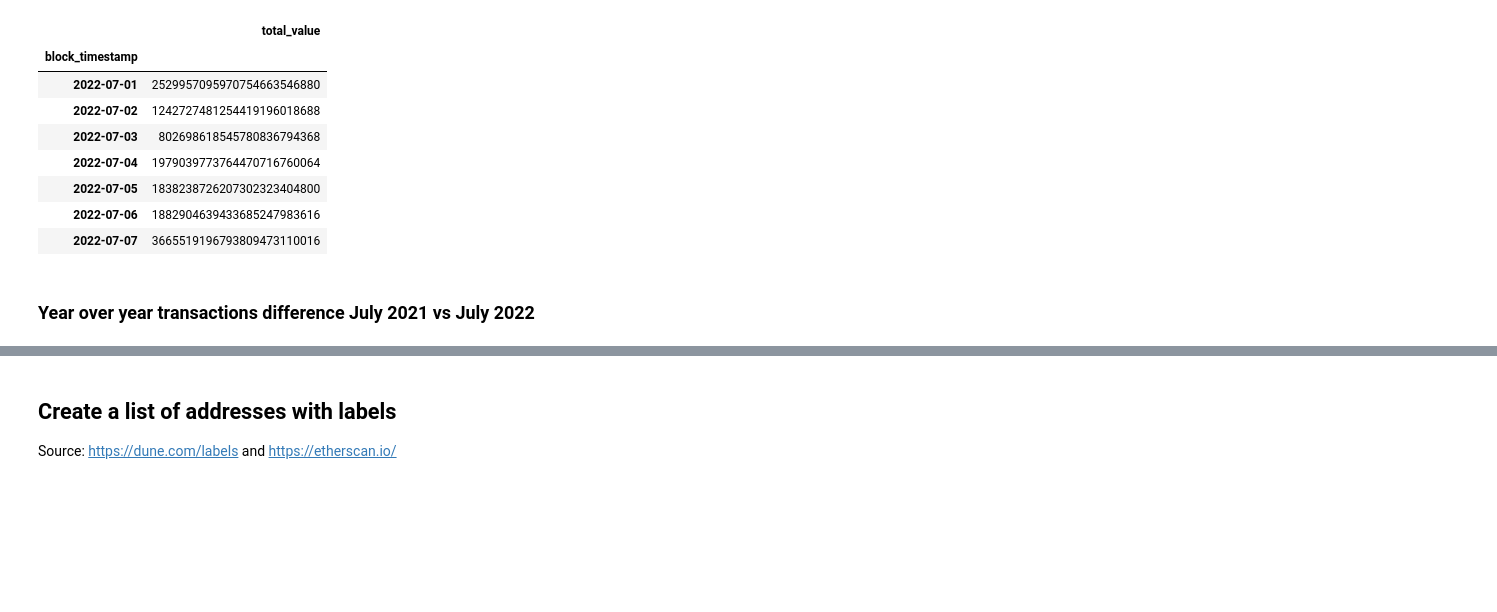
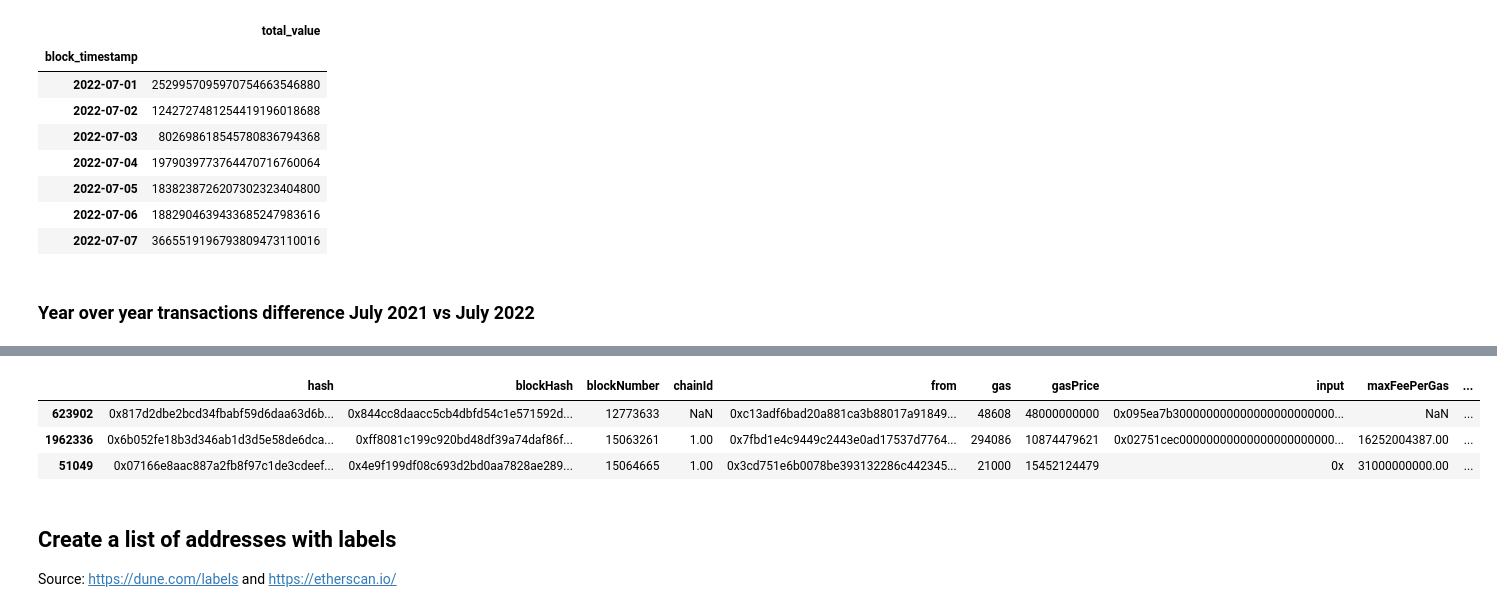
Before and after one commit to InterUniverse/blockchain, a Jupyter notebook: ethereum/nbs/ethereum_analysis.ipynb, the cells around one changed output, grey strips where cells are left out. Cells and saved outputs as stored; diff of their text form; code cells hidden in the pictures; blank space fills up the shorter version.

```diff
--- a/ethereum/nbs/ethereum_analysis.ipynb
+++ b/ethereum/nbs/ethereum_analysis.ipynb
@@ -28,11 +30,11 @@ df_raw = pd.concat([pd.read_parquet(file) for file in file_list])
 ### Convert `type` to categorical data type
 Seems to have reverted to 'int64' after reading from parquet into dataframe.
 # %%
-df_raw['type'] = df_raw['type'].astype('category')
+df['type'] = df['type'].astype('category')
 # %% [markdown]
 ### Add `eth_value` column
 Convert `value` which is in Wei (the smallest unit of Ether) to Ether.
 1 ETH = 10^18 Wei
 1 ETH = 10^9 Gwei
 # %%
-df_raw['eth_value'] = df_raw['value'].div(10**18)
+df['eth_value'] = df['value'].div(10**18)
@@ -426,3 +490,10 @@ df_agg.sort_values(by='total_transactions', ascending=False).head(10)
+# %%
+df.query('to.notna()').sample(3)
+# %% [output]
+|  | hash | blockHash | blockNumber | chainId | from | gas | gasPrice | input | maxFeePerGas | ... |
+| 623902 | 0x817d2dbe2bcd34fbabf59d6daa63d6b... | 0x844cc8daacc5cb4dbfd54c1e571592d... | 12773633 | NaN | 0xc13adf6bad20a881ca3b88017a91849... | 48608 | 48000000000 | 0x095ea7b300000000000000000000000... | NaN | ... |
+| 1962336 | 0x6b052fe18b3d346ab1d3d5e58de6dca... | 0xff8081c199c920bd48df39a74daf86f... | 15063261 | 1.00 | 0x7fbd1e4c9449c2443e0ad17537d7764... | 294086 | 10874479621 | 0x02751cec00000000000000000000000... | 16252004387.00 | ... |
+| 51049 | 0x07166e8aac887a2fb8f97c1de3cdeef... | 0x4e9f199df08c693d2bd0aa7828ae289... | 15064665 | 1.00 | 0x3cd751e6b0078be393132286c442345... | 21000 | 15452124479 | 0x | 31000000000.00 | ... |
 # %% [markdown]
 ## Create a list of addresses with labels
 Source: https://dune.com/labels and https://etherscan.io/
```
Also changed, not shown: parts of 24 cells of this notebook, 1 other file.
